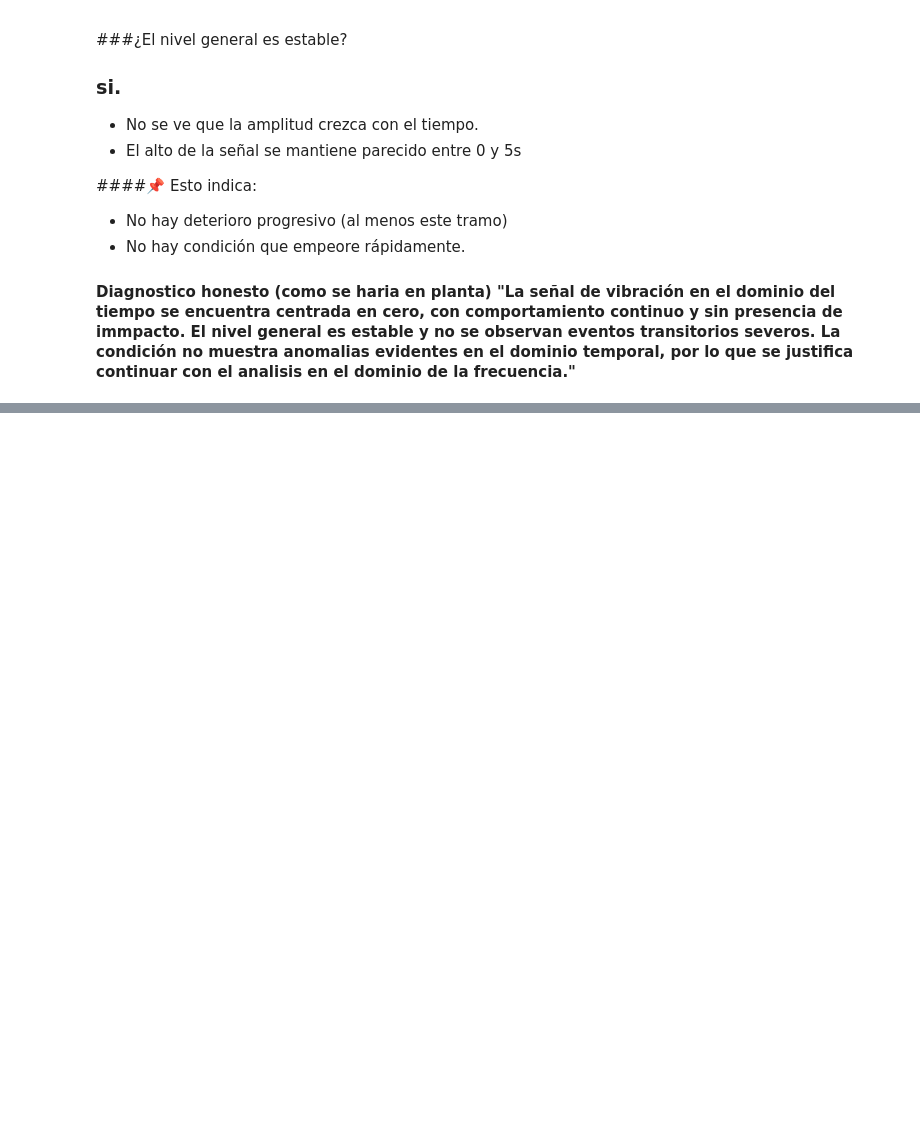
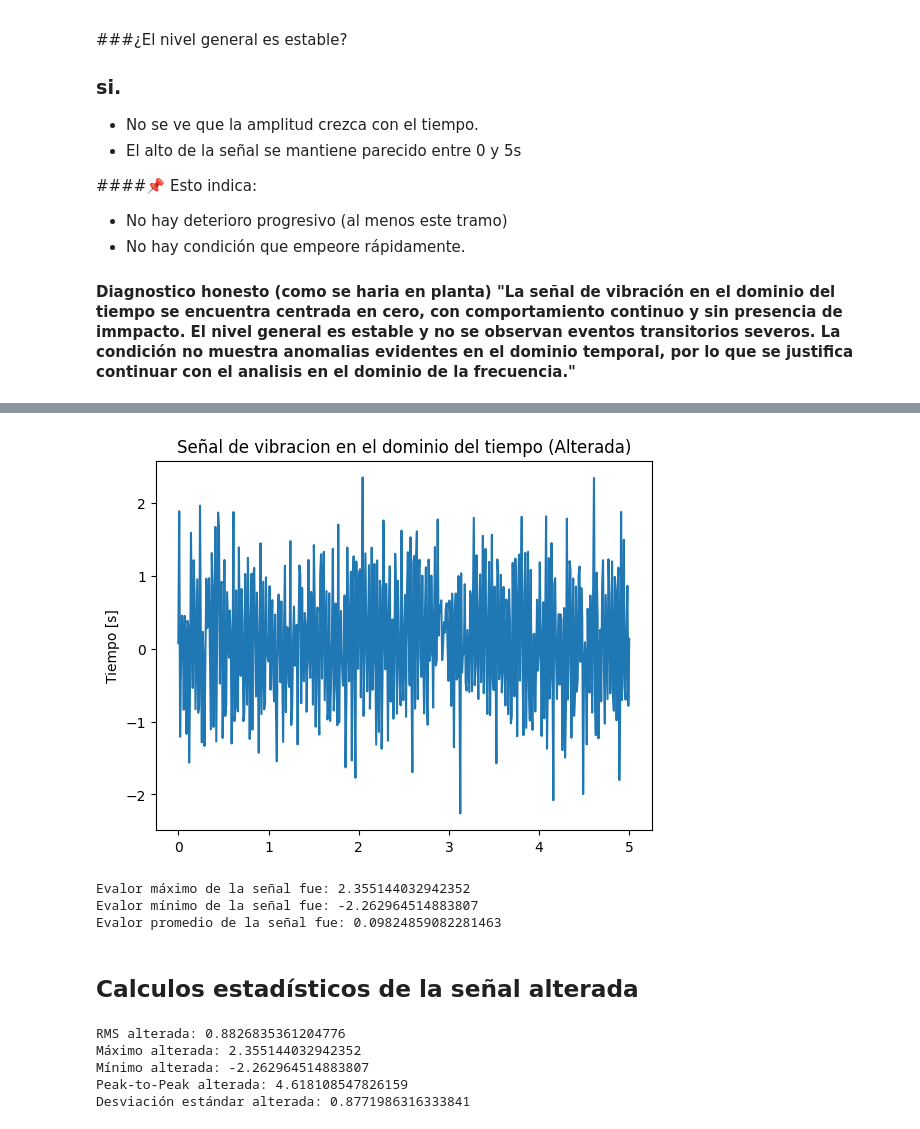
Before and after one commit to eliudjosue/predictive-maintenance, a Jupyter notebook: analisis-vibraciones/notebooks/01_senal_dominio_tiempo.ipynb, the cells around one changed output, grey strips where cells are left out. Drawn from its saved outputs; the diff is of its cells as text; code cells hidden in the pictures; blank space fills up the shorter version.

```diff
--- a/analisis-vibraciones/notebooks/01_senal_dominio_tiempo.ipynb
+++ b/analisis-vibraciones/notebooks/01_senal_dominio_tiempo.ipynb
@@ -93,0 +127,48 @@ Cómo lo sabemos:
+# %%
+senal_alterada = senal + 0.5 * np.random.randn(len(senal))
+
+# Grafico de señal
+plt.figure()
+plt.plot(t, senal_alterada)
+plt.ylabel("Tiempo [s]")
+plt.title("Señal de vibracion en el dominio del tiempo (Alterada)")
+plt.show()
+
+# promedio
+
+np.mean(senal_alterada)
+# máximo (max)
+
+np.max(senal_alterada)  # el pico mas alto registrado
+
+# minimo (min)
+np.min(senal_alterada)  # el pico negativo mas extremo
+
+print(f"Evalor máximo de la señal fue: {np.max(senal_alterada)}")
+print(f"Evalor mínimo de la señal fue: {np.min(senal_alterada)}")
+print(f"Evalor promedio de la señal fue: {np.mean(senal_alterada)}")
+# %% [output]
+[figure, added]
+Evalor máximo de la señal fue: 2.355144032942352
+Evalor mínimo de la señal fue: -2.262964514883807
+Evalor promedio de la señal fue: 0.09824859082281463
+# %% [markdown]
+## Calculos estadísticos de la señal alterada
+# %%
+rms_alt = np.sqrt(np.mean(senal_alterada**2))
+max_alt = np.max(senal_alterada)
+min_alt = np.min(senal_alterada)
+ptp_alt = max_alt - min_alt
+std_alt = np.std(senal_alterada)
+
+print("RMS alterada:", rms_alt)
+print("Máximo alterada:", max_alt)
+print("Mínimo alterada:", min_alt)
+print("Peak-to-Peak alterada:", ptp_alt)
+print("Desviación estándar alterada:", std_alt)
+# %% [output]
+RMS alterada: 0.8826835361204776
+Máximo alterada: 2.355144032942352
+Mínimo alterada: -2.262964514883807
+Peak-to-Peak alterada: 4.618108547826159
+Desviación estándar alterada: 0.8771986316333841
```
Also changed, not shown: parts of 9 cells of this notebook.
